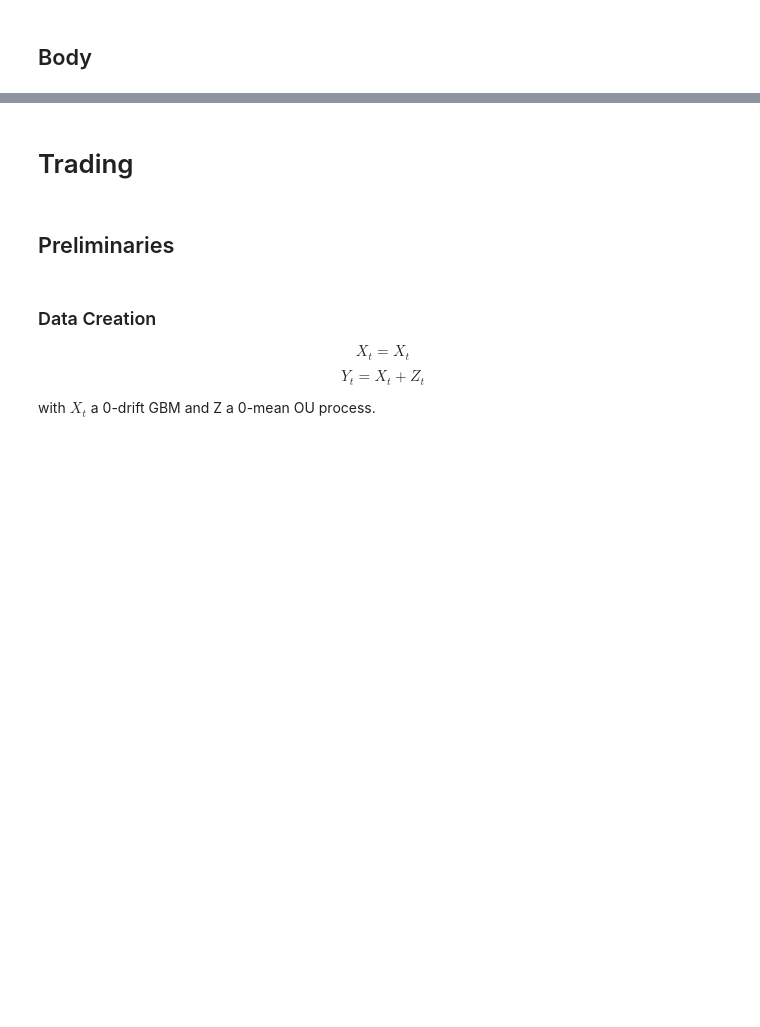
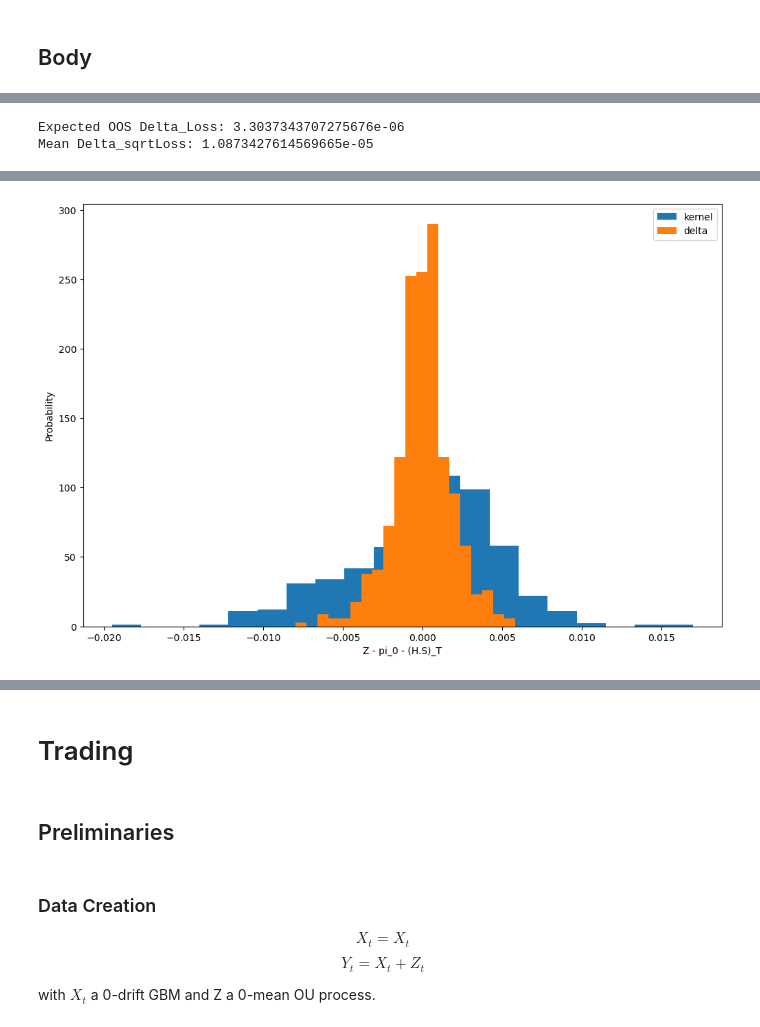
Before and after one commit to crispitagorico/stochastic_optimisation, a Jupyter notebook: kernel_hedge/notebooks/debug.ipynb, the cells around one changed output, grey strips where cells are left out. Saved outputs shown, nothing was run; the diff lists cells and outputs as text; code cells hidden in the pictures; blank space fills up the shorter version.

```diff
--- a/kernel_hedge/notebooks/debug.ipynb
+++ b/kernel_hedge/notebooks/debug.ipynb
@@ -195,0 +203,20 @@ Difference: tensor(0.0095, dtype=torch.float64)
+# %%
+def print_loss_and_comparison(hedge_pnl, delta_pnl):
+
+    # Compute losses
+    sqrt_loss = (EuropeanCall(test_paths).detach().cpu().squeeze(-1) - (priceBS  + hedge_pnl[:,-1].detach().cpu()))
+    sqrt_loss_delta = (EuropeanCall(test_paths).detach().cpu().squeeze(-1) - (priceBS + delta_pnl[:,-1]))
+    loss = (sqrt_loss**2).mean()
+
+    print('Expected OOS Loss: %s' % float(loss))
+    print('Mean sqrtLoss: %s' % float(sqrt_loss.mean()))
+
+    # Comparison Plot
+    plt.hist(sqrt_loss, density=True, bins=20, label='kernel')
+    plt.hist(sqrt_loss_delta, density=True, bins=20, label='delta')
+
+    plt.ylabel('Probability')
+    plt.xlabel('Z - pi_0 - (H.S)_T')
+
+    plt.legend()
+    plt.show()
@@ -195,0 +241,12 @@ Difference: tensor(0.0095, dtype=torch.float64)
+# %%
+sqrt_loss_delta = (EuropeanCall(test_paths).detach().cpu().squeeze(-1) - (priceBS + delta_hedge_all[:,-1]))
+loss_delta = (sqrt_loss_delta**2).mean()
+
+print('Expected OOS Delta_Loss: %s' % float(loss_delta))
+print('Mean Delta_sqrtLoss: %s' % float(sqrt_loss_delta.mean()))
+# %% [output]
+Expected OOS Delta_Loss: 3.3037343707275676e-06
+Mean Delta_sqrtLoss: 1.0873427614569665e-05
+# %%
+print_loss_and_comparison(sk_hedge.pnl, delta_hedge_all)
+# %% [output]
@@ -195,0 +255 @@ Difference: tensor(0.0095, dtype=torch.float64)
+[figure, added]
```
Also changed, not shown: parts of 16 cells of this notebook, 41 other files.
